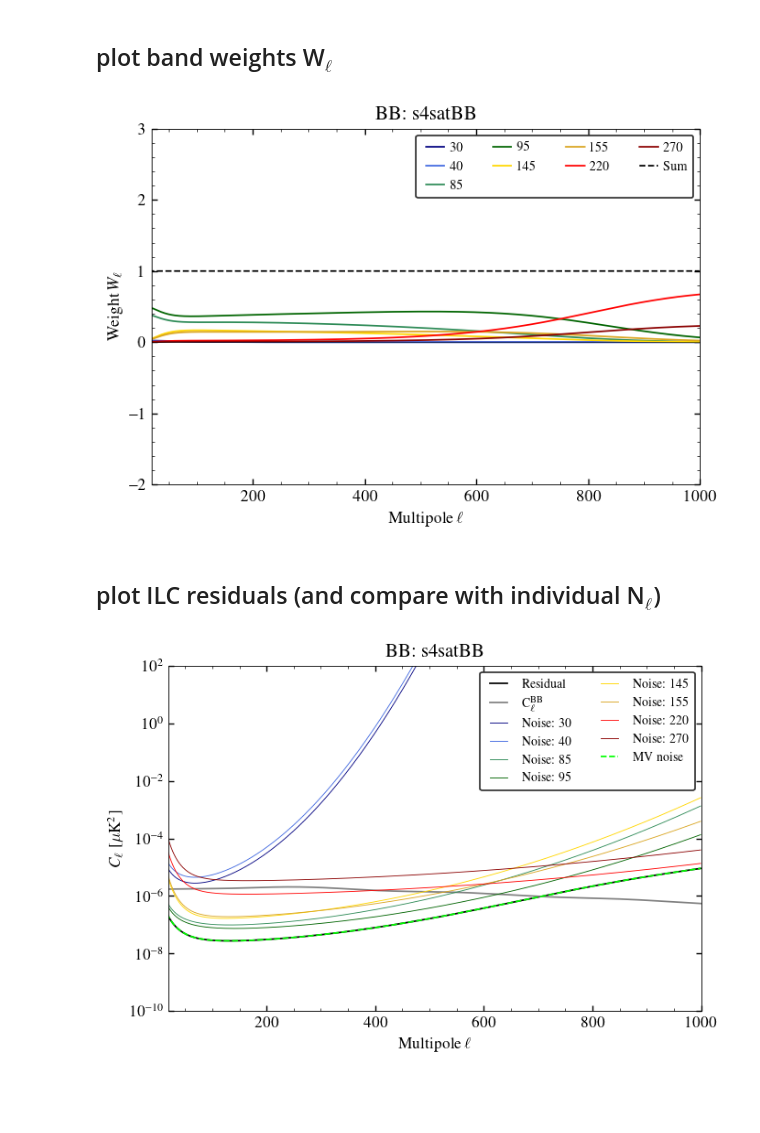
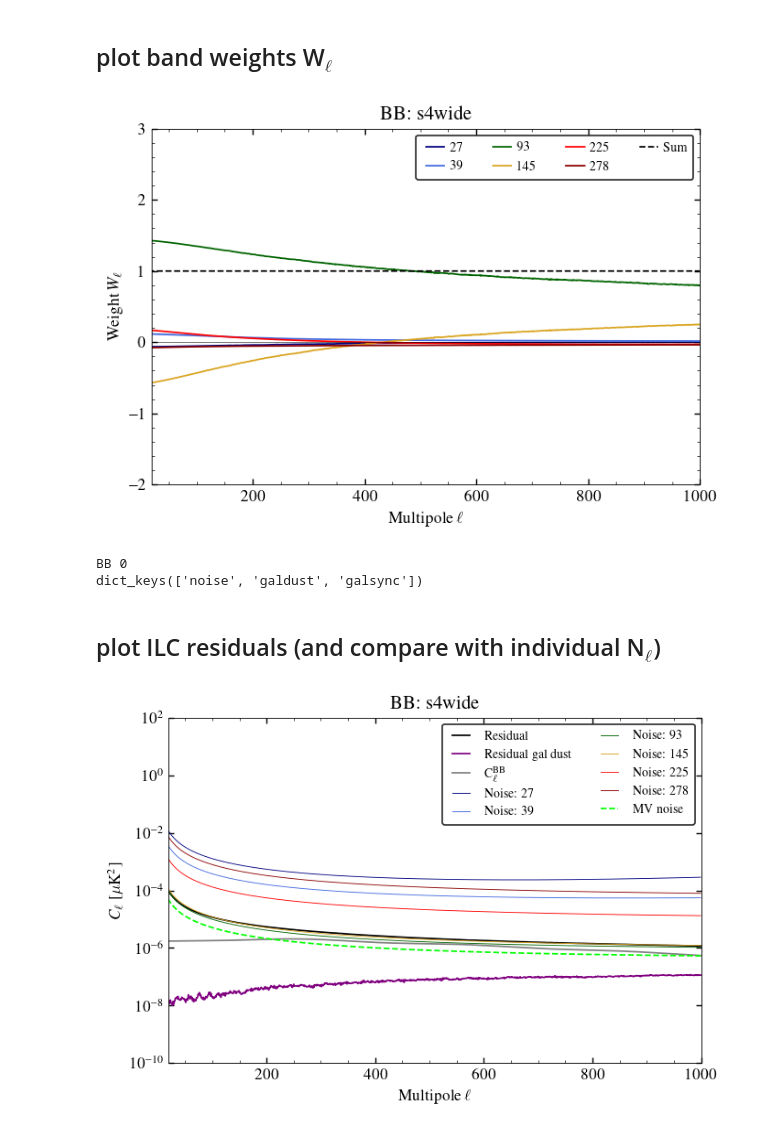
Before and after one commit to sriniraghunathan/DRAFT, a Jupyter notebook: lowell_BB/get_ilc_weights_and_residuals.ipynb, the cells around one changed output. Cells and saved outputs as stored; diff of their text form; code cells hidden in the pictures; blank space fills up the shorter version.

```diff
--- a/lowell_BB/get_ilc_weights_and_residuals.ipynb
+++ b/lowell_BB/get_ilc_weights_and_residuals.ipynb
@@ -40,10 +40,10 @@ remove_atm = param_dict['remove_atm']
 ## get experimental specs
 # %%
 #S4 specs
-#expname = 's4wide'
+expname = 's4wide'
 #expname = 's4deepv3r025' #20201019
 #expname = 's4satEE'
-expname = 's4satBB'
+#expname = 's4satBB'
 specs_dic, corr_noise_bands, rho, corr_noise = exp_specs.get_exp_specs(expname, remove_atm = remove_atm)
 freqarr = sorted( specs_dic.keys() )
 nc = len( freqarr )
@@ -239,14 +239,81 @@ for cntr, which_spec in enumerate( which_spec_arr ):
 
     title(r'%s: %s' %(which_spec, expname))
 # %% [output]
-[figure, old version]
+[figure, new version]
+# %%
+fg_res_dic = {}
+#signal_arr = ['tsz', 'cib', 'radio', 'galdust', 'galsync', 'noise']#, 'tsz-cib']
+signal_arr = ['noise']#, 'tsz-cib']
+if include_gal:
+    signal_arr.extend(['galdust', 'galsync'])
+for which_spec in which_spec_arr:
+    fg_res_dic[which_spec] = {}
+    for elcnt, currel in enumerate(el):
+        if (elcnt%2500) == 0: print(which_spec, elcnt)
+        for s in signal_arr:
+            #print(s)
+            if s == 'galdust':
+                #curr_cl_dic = cl_gal_dust_dic[which_spec]
+                curr_cl_dic = fg_cl_dic[which_spec]['galdust']
+            elif s == 'galsync':
+                #curr_cl_dic = cl_gal_sync_dic[which_spec]
+                curr_cl_dic = fg_cl_dic[which_spec]['galsync']
+            elif s == 'ksz':
+                #curr_cl_dic = cl_ksz_dic[which_spec]
+                curr_cl_dic = fg_cl_dic[which_spec]['ksz']
+            elif s == 'cmb':
+                #curr_cl_dic = cl_cmb_dic[which_spec]
+                curr_cl_dic = fg_cl_dic[which_spec]['cmb']
+            elif s == 'tsz':
+                #curr_cl_dic = cl_tsz_dic[which_spec]
+                curr_cl_dic = fg_cl_dic[which_spec]['tsz']
+            elif s == 'cib':
+                #curr_cl_dic = cl_dust_dic[which_spec]
+                curr_cl_dic = fg_cl_dic[which_spec]['cib']
+            elif s == 'radio':
+                #curr_cl_dic = cl_radio_dic[which_spec]
+                curr_cl_dic = fg_cl_dic[which_spec]['radio']
+            elif s == 'tsz-cib':
+                #curr_cl_dic = cl_tsz_cib_dic[which_spec]
+                curr_cl_dic = fg_cl_dic[which_spec]['tsz_cib']
+            elif s == 'noise':
+                '''
+                if which_spec == 'TT':
+                    curr_cl_dic = nl_dic['T']
+                elif which_spec == 'EE':
+                    curr_cl_dic = nl_dic['P']
+                else:
+                    curr_cl_dic = None
+                '''
+                curr_cl_dic = fg_cl_dic[which_spec]['noise']
+
+            ###from IPython import embed; embed()
+            #print(weights_dic)
+            curr_cl_fg_dic = {}
+            curr_cl_fg_dic[which_spec] = curr_cl_dic
+            clmat = np.mat( ilc.create_clmat(freqarr, elcnt, curr_cl_fg_dic) )
+            currw_ilc = np.mat( weights_dic[which_spec][:, elcnt] )
+
+            curr_res_ilc = np.asarray(np.dot(currw_ilc, np.dot(clmat, currw_ilc.T)))[0][0]
+            if elcnt %500 == 0 and which_spec == 'EE' and s == 'galdust':
+                print(curr_res_ilc, elcnt)
+            if s not in fg_res_dic[which_spec]:
+                fg_res_dic[which_spec][s] = []
+            fg_res_dic[which_spec][s].append( curr_res_ilc )
+
+    for s in signal_arr:
+        fg_res_dic[which_spec][s] = np.asarray(fg_res_dic[which_spec][s])
+print(fg_res_dic[which_spec].keys())
+# %% [output]
+BB 0
+dict_keys(['noise', 'galdust', 'galsync'])
 # %% [markdown]
 ## plot ILC residuals (and compare with individual N$_{\ell}$)
 # %%
 freq0, lmax = param_dict['freq0'], param_dict['lmax']
 if include_gal:
-    foregrounds_to_plot = ['kSZ', 'tSZ', 'DG-Po', 'DG-Cl', 'RG', 'dust', 'sync']
-    pol_foregrounds_to_plot = ['dust', 'sync']
+    foregrounds_to_plot = ['kSZ', 'tSZ', 'DG-Po', 'DG-Cl', 'RG', 'galdust', 'galsync']
+    pol_foregrounds_to_plot = ['galdust', 'galsync']
 else:
     foregrounds_to_plot = ['kSZ', 'tSZ', 'DG-Po', 'DG-Cl', 'RG']
     pol_foregrounds_to_plot = []
@@ -274,31 +341,31 @@ for cntr, which_spec in enumerate( which_spec_arr ):
     plot(el_camb, cl_cmb_dic[which_spec], 'gray', ls = '-', lw = 1., label = r'C$_{\ell}^{\rm %s}$' %(which_spec))
     if which_spec == 'TE':
         plot(el_camb, abs( cl_cmb_dic['TE'] ), 'gray', ls = '--', lw = 0.5)
 
     if (1): #show MV nl for reference.
         mv_comb_arr = []
         for freq in freqarr:
             if which_spec == 'TT':
                 nl = nl_dic['T'][(freq, freq)]
             elif which_spec == 'EE' or which_spec == 'BB':
                 nl = nl_dic['P'][(freq, freq)]
             elif which_spec == 'TE':
                 nl = nl_dic['T'][(freq, freq)] * 0.
             plot(el, nl, color = colordic[freq], lw = 0.5, ls = '-', label = r'Noise: %s' %(freq))#, alpha = 0.5)
             mv_comb_arr.append(1./nl)
         mv_comb = 1./(np.sum(mv_comb_arr, axis = 0))
         plot(el, mv_comb, 'lime', ls = '--', lw = 1., label = r'MV noise')
 
 
     xlim(xmin, xmax);
     ylim(ymin, ymax);
     xlabel(r'Multipole $\ell$')
     if cntr == 0:
         ylabel(r'$C_{\ell}$ [$\mu$K$^{2}$]')
         legend(loc = 1, fontsize = 8, ncol = 2)
     else:
         setp(ax.get_yticklabels(which = 'both'), visible=False)
 
     title(r'%s: %s' %(which_spec, expname))
 # %% [output]
-[figure, old version]
+[figure, new version]
```
Also changed, not shown: parts of 5 cells of this notebook, 7 other files.
